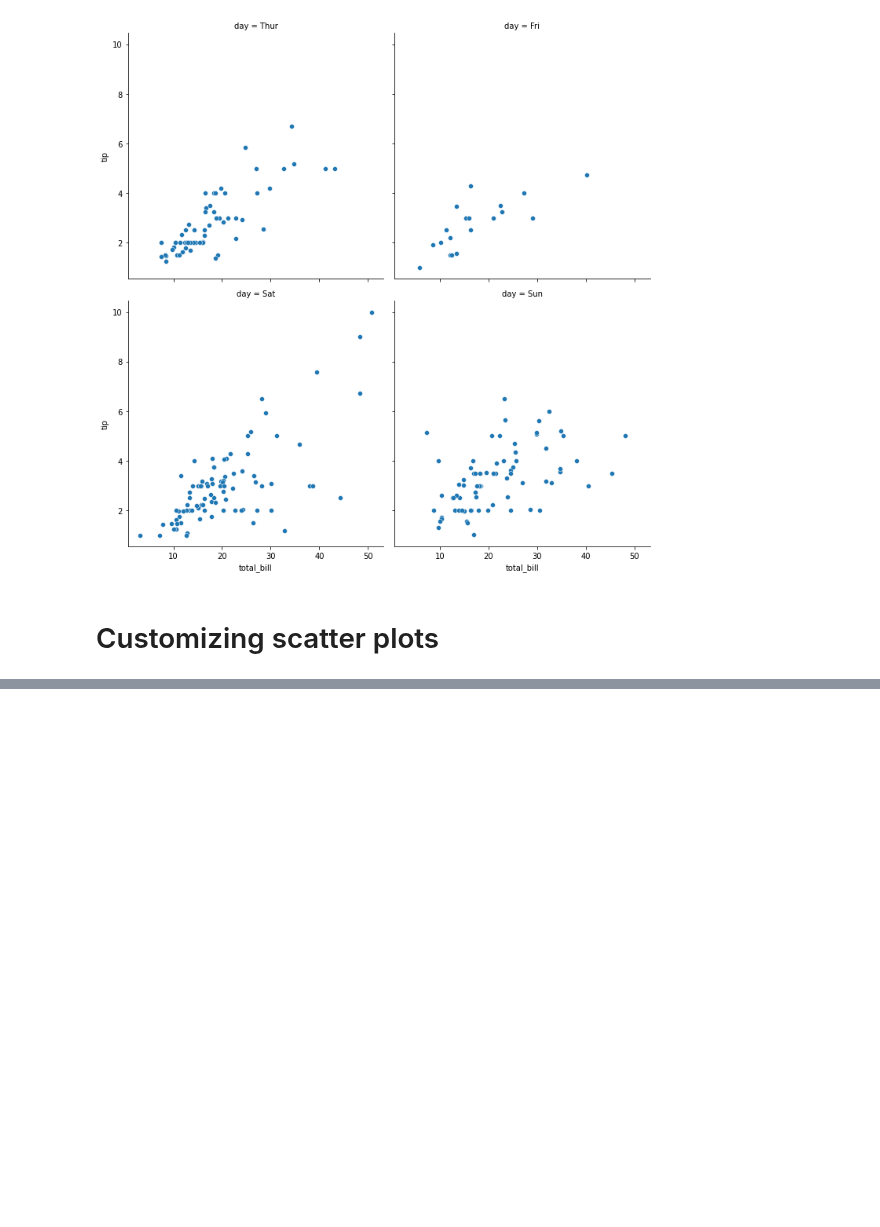
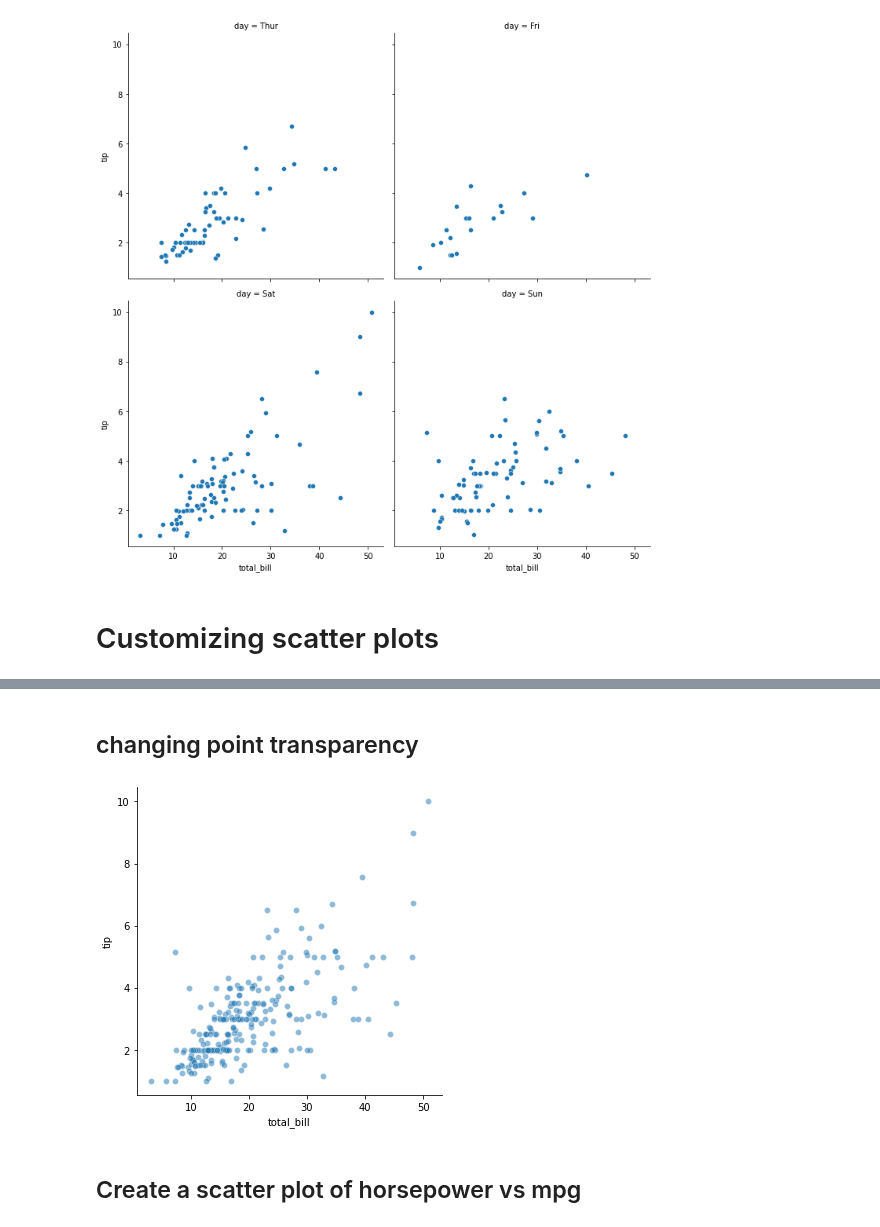
Before and after one commit to Jose-Servin/DataCamp, a Jupyter notebook: Courses/Intro_Seaborn/all_about_Seaborn.ipynb, the cells around one changed output, grey strips where cells are left out. Saved outputs shown, nothing was run; the diff lists cells and outputs as text; code cells hidden in the pictures; blank space fills up the shorter version.

```diff
--- a/Courses/Intro_Seaborn/all_about_Seaborn.ipynb
+++ b/Courses/Intro_Seaborn/all_about_Seaborn.ipynb
@@ -225,0 +259,16 @@ plt.show()
+# %% [markdown]
+## changing point transparency
+# %%
+sns.relplot(
+    x='total_bill',
+    y='tip',
+    kind='scatter',
+    data=tips,
+    hue_order=['Yes','No'],
+    alpha = 0.5 # use this to see data dense areas on a scatter plot
+)
+plt.show()
+# %% [output]
+[figure, added]
+# %% [markdown]
+## Create a scatter plot of horsepower vs mpg
```
Also changed, not shown: parts of 35 cells of this notebook, 2 other files.
